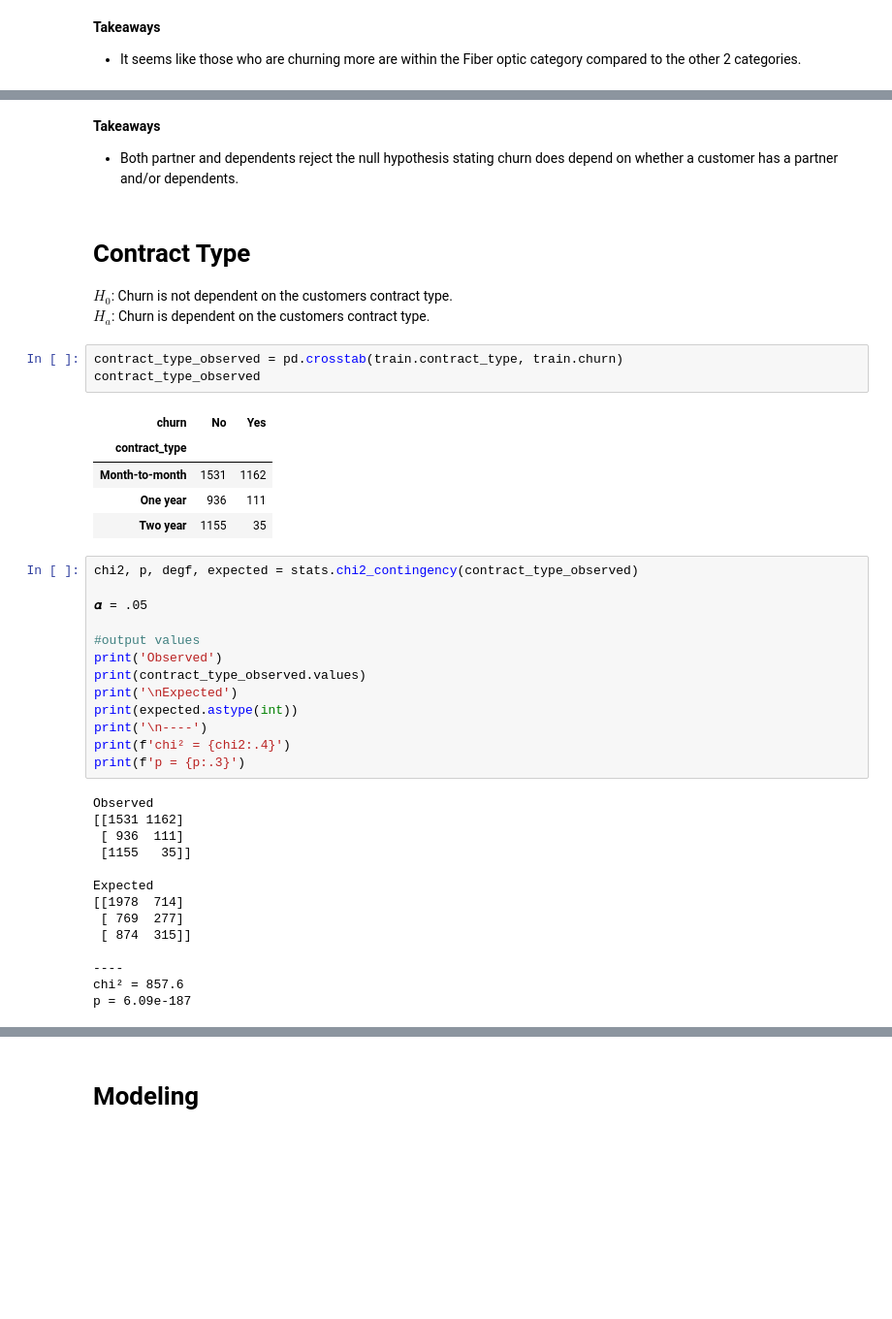
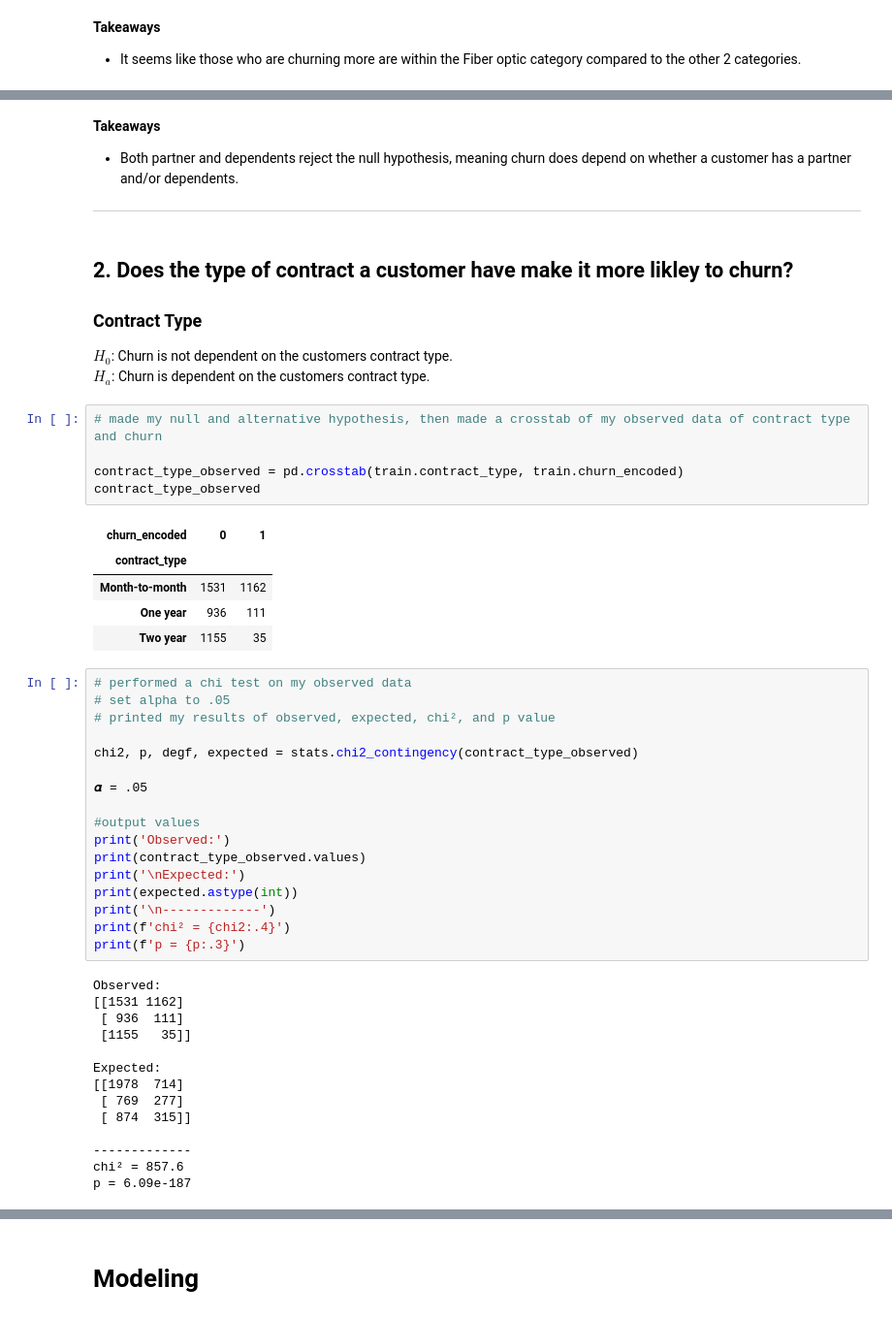
Before and after one commit to nicolas-angarita/churn_classification_project, a Jupyter notebook: working_notebook.ipynb, the cells around one changed output, grey strips where cells are left out. Shown at 97% size. Saved outputs shown, nothing was run; the diff lists cells and outputs as text; blank space fills up the shorter version.

```diff
--- a/working_notebook.ipynb
+++ b/working_notebook.ipynb
@@ -452,46 +510,56 @@ We reject the null hypothesis.
 # %% [markdown]
 **Takeaways**
 
- - Both partner and dependents reject the null hypothesis stating churn does depend on whether a customer has a partner and/or dependents.
+ - Both partner and dependents reject the null hypothesis, meaning churn does depend on whether a customer has a partner and/or dependents.
+
+--------------------------------------------------------
 # %% [markdown]
-# Contract Type
+## 2. Does the type of contract a customer have make it more likley to churn?
+
+### Contract Type
 
 $H_0$: Churn is not dependent on the customers contract type. <br>
 $H_a$: Churn is dependent on the customers contract type.
 # %%
-contract_type_observed = pd.crosstab(train.contract_type, train.churn)
+# made my null and alternative hypothesis, then made a crosstab of my observed data of contract type and churn
+
+contract_type_observed = pd.crosstab(train.contract_type, train.churn_encoded)
 contract_type_observed
 # %% [output]
-| churn | No | Yes |
+| churn_encoded | 0 | 1 |
 | contract_type |  |  |
 | Month-to-month | 1531 | 1162 |
 | One year | 936 | 111 |
 | Two year | 1155 | 35 |
 # %%
+# performed a chi test on my observed data
+# set alpha to .05
+# printed my results of observed, expected, chi², and p value
+
 chi2, p, degf, expected = stats.chi2_contingency(contract_type_observed)
 
 𝜶 = .05
 
 #output values
-print('Observed')
+print('Observed:')
 print(contract_type_observed.values)
-print('\nExpected')
+print('\nExpected:')
 print(expected.astype(int))
-print('\n----')
+print('\n-------------')
 print(f'chi² = {chi2:.4}')
 print(f'p = {p:.3}')
 # %% [output]
-Observed
+Observed:
 [[1531 1162]
  [ 936  111]
  [1155   35]]
 
-Expected
+Expected:
 [[1978  714]
  [ 769  277]
  [ 874  315]]
 
-----
+-------------
 chi² = 857.6
 p = 6.09e-187
 # %%
```
Also changed, not shown: parts of 72 cells of this notebook, 1 other file.
